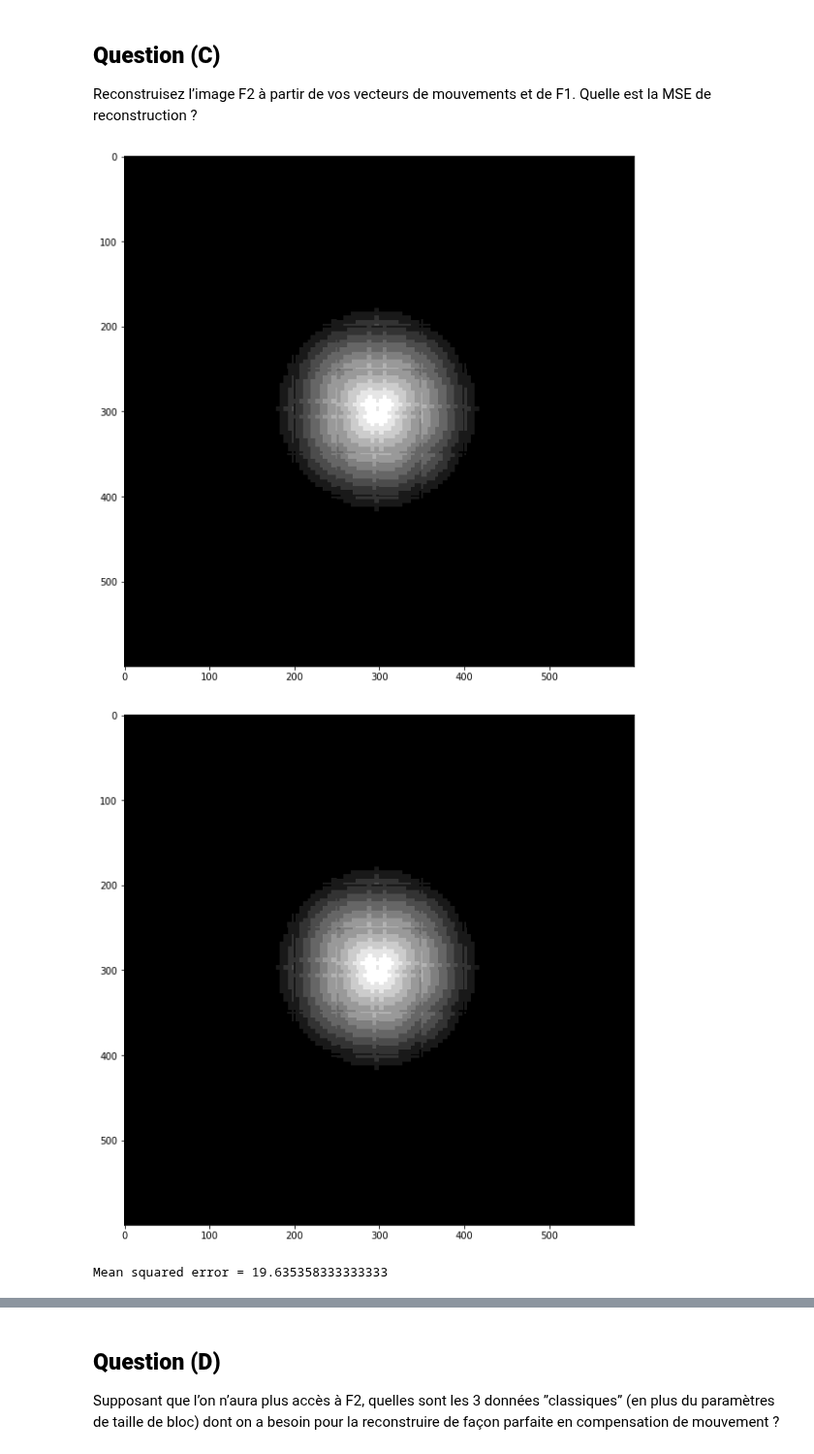
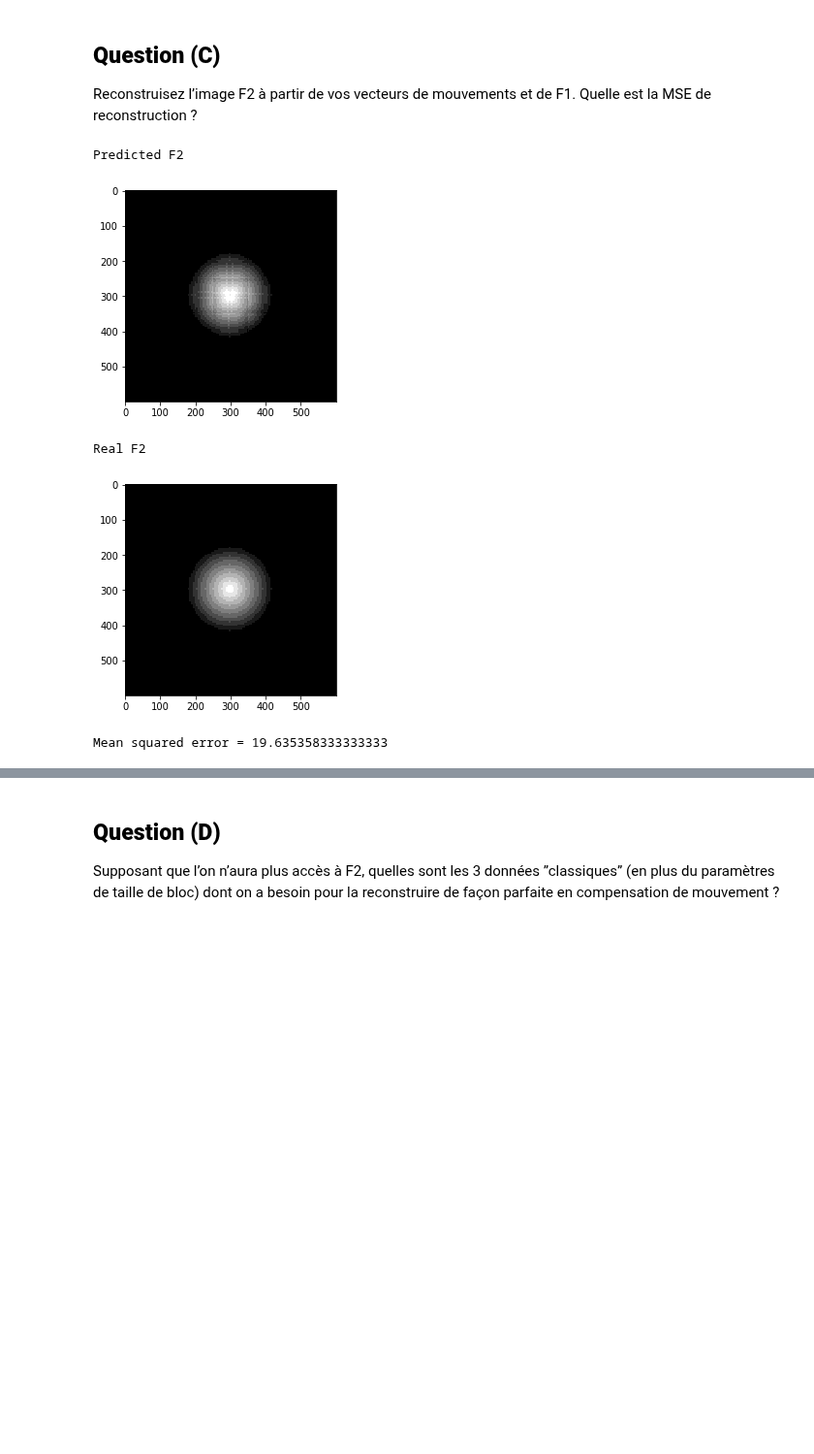
Before and after one commit to Bast-94/cv-practical-works-2023, a Jupyter notebook: tp2/notebook.ipynb, the cells around one changed output, grey strips where cells are left out. Shown at 97% size. Saved outputs shown, nothing was run; the diff lists cells and outputs as text; code cells hidden in the pictures; blank space fills up the shorter version.

```diff
--- a/tp2/notebook.ipynb
+++ b/tp2/notebook.ipynb
@@ -144,14 +144,11 @@ class BackWardEstimator():
                 if current_block.shape != prev_block.shape :
                     continue
                 cost = np.mean(np.square(current_block - prev_block))
-                dist =abs(x-i) + abs(y-j)
                 if(cost < min_cost):
-                    if(show_block):
-                        print(f'find min{dist,cost =}')
                     min_cost = cost
                     best_match = (x,y,i-x,j-y)
-                    min_dist = dist
                     best_block = prev_block
+
         if (show_block and best_block is not None):
             plt.imshow(current_block)
             plt.show()
@@ -188,7 +185,7 @@ class BackWardEstimator():
             block_size = self.block_size
             block_1 =  self.f1[f1_x-block_size:f1_x+block_size:,f1_y-block_size:f1_y+block_size]
             new_img[x-block_size:x+block_size,y-block_size:y+block_size] = block_1
-        fig, ax = plt.subplots(figsize =(20, 10))
+
         if(display):
             display_image(new_img)
         return new_img
@@ -217,10 +214,15 @@ Backward estimation by block wise method with 25 for block size and 15 for windo
 ## **Question (C)**
 Reconstruisez l’image F2 à partir de vos vecteurs de mouvements et de F1. Quelle est la MSE de reconstruction ?
 # %%
-backward_estimator.predict_f2()
+print('Predicted F2')
+predicted_f2 = backward_estimator.predict_f2()
+print('Real F2')
+display_image(backward_estimator.f2)
 mse = backward_estimator.get_mse()
 print(f'Mean squared error = {mse}')
 # %% [output]
+Predicted F2
-[figure, old version]
+[figure, new version]
+Real F2
-[figure, old version]
+[figure, new version]
-Mean squared error = 19.635358333333333
+Mean squared error = 19.635358333333333
```
Also changed, not shown: parts of 9 cells of this notebook.
